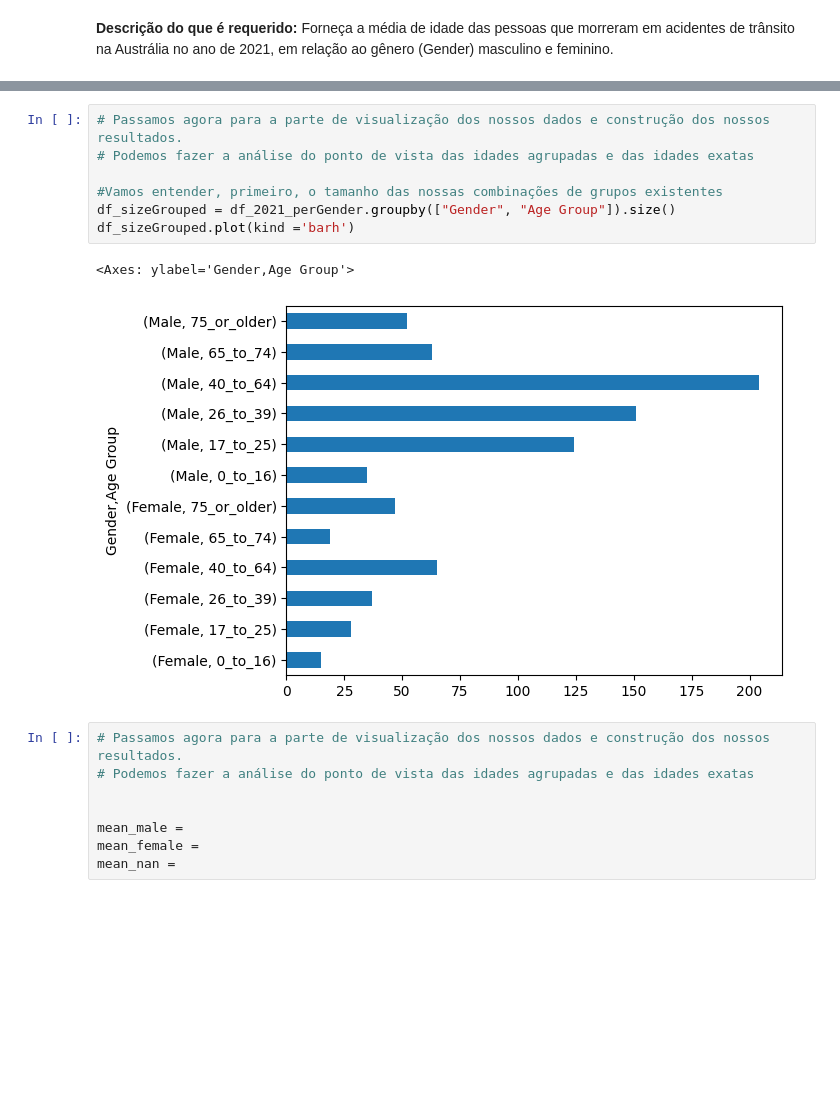
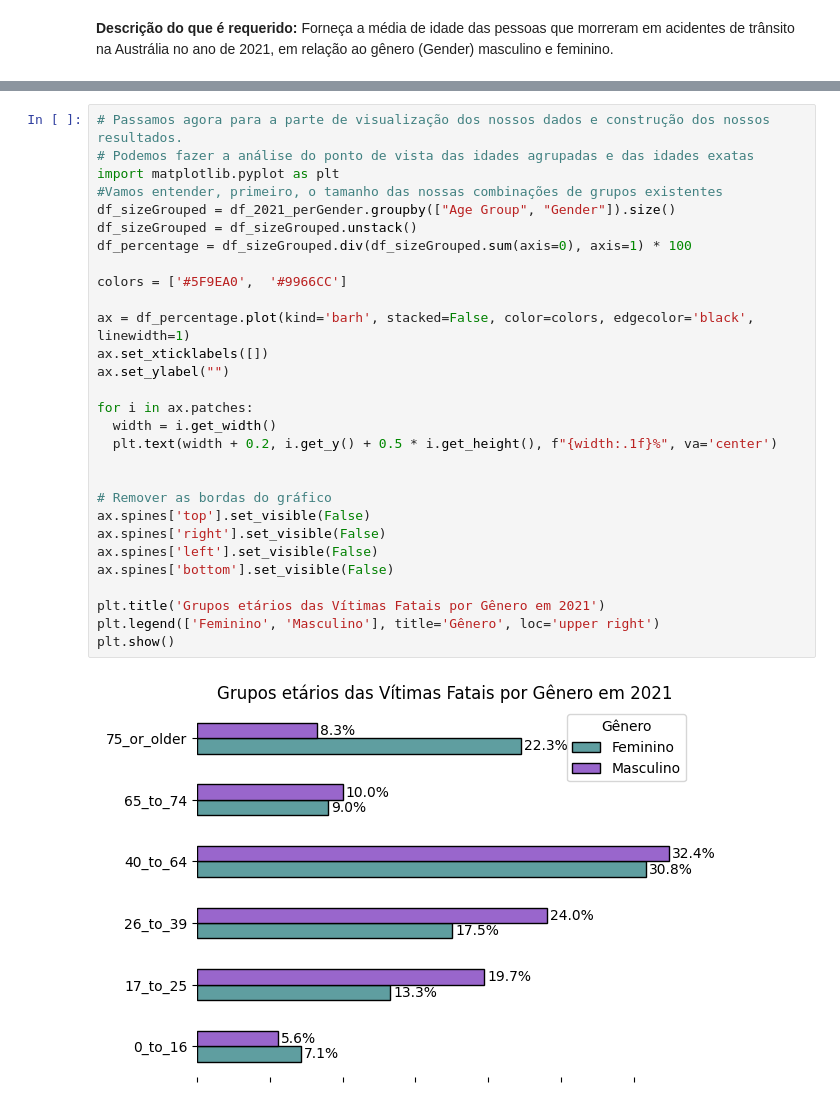
Before and after one commit to yasmws/ProcessoSeletivoStepps, a Jupyter notebook: ProcessoSeletivo_Stepps.ipynb, the cells around one changed output, grey strips where cells are left out. Cells and saved outputs as stored; diff of their text form; blank space fills up the shorter version.

```diff
--- a/ProcessoSeletivo_Stepps.ipynb
+++ b/ProcessoSeletivo_Stepps.ipynb
@@ -206,18 +235,31 @@ df_2021_perGender
 # %%
 # Passamos agora para a parte de visualização dos nossos dados e construção dos nossos resultados.
 # Podemos fazer a análise do ponto de vista das idades agrupadas e das idades exatas
+import matplotlib.pyplot as plt
+#Vamos entender, primeiro, o tamanho das nossas combinações de grupos existentes
+df_sizeGrouped = df_2021_perGender.groupby(["Age Group", "Gender"]).size()
+df_sizeGrouped = df_sizeGrouped.unstack()
+df_percentage = df_sizeGrouped.div(df_sizeGrouped.sum(axis=0), axis=1) * 100
 
-#Vamos entender, primeiro, o tamanho das nossas combinações de grupos existentes
-df_sizeGrouped = df_2021_perGender.groupby(["Gender", "Age Group"]).size()
-df_sizeGrouped.plot(kind ='barh')
+colors = ['#5F9EA0',  '#9966CC']
+
+ax = df_percentage.plot(kind='barh', stacked=False, color=colors, edgecolor='black', linewidth=1)
+ax.set_xticklabels([])
+ax.set_ylabel("")
+
+for i in ax.patches:
+  width = i.get_width()
+  plt.text(width + 0.2, i.get_y() + 0.5 * i.get_height(), f"{width:.1f}%", va='center')
+
+
+# Remover as bordas do gráfico
+ax.spines['top'].set_visible(False)
+ax.spines['right'].set_visible(False)
+ax.spines['left'].set_visible(False)
+ax.spines['bottom'].set_visible(False)
+
+plt.title('Grupos etários das Vítimas Fatais por Gênero em 2021')
+plt.legend(['Feminino', 'Masculino'], title='Gênero', loc='upper right')
+plt.show()
 # %% [output]
-<Axes: ylabel='Gender,Age Group'>
-[figure, old version]
+[figure, new version]
-# %%
-# Passamos agora para a parte de visualização dos nossos dados e construção dos nossos resultados.
-# Podemos fazer a análise do ponto de vista das idades agrupadas e das idades exatas
-
-
-mean_male =
-mean_female =
-mean_nan =
```
Also changed, not shown: parts of 25 cells of this notebook, 1 other file.
